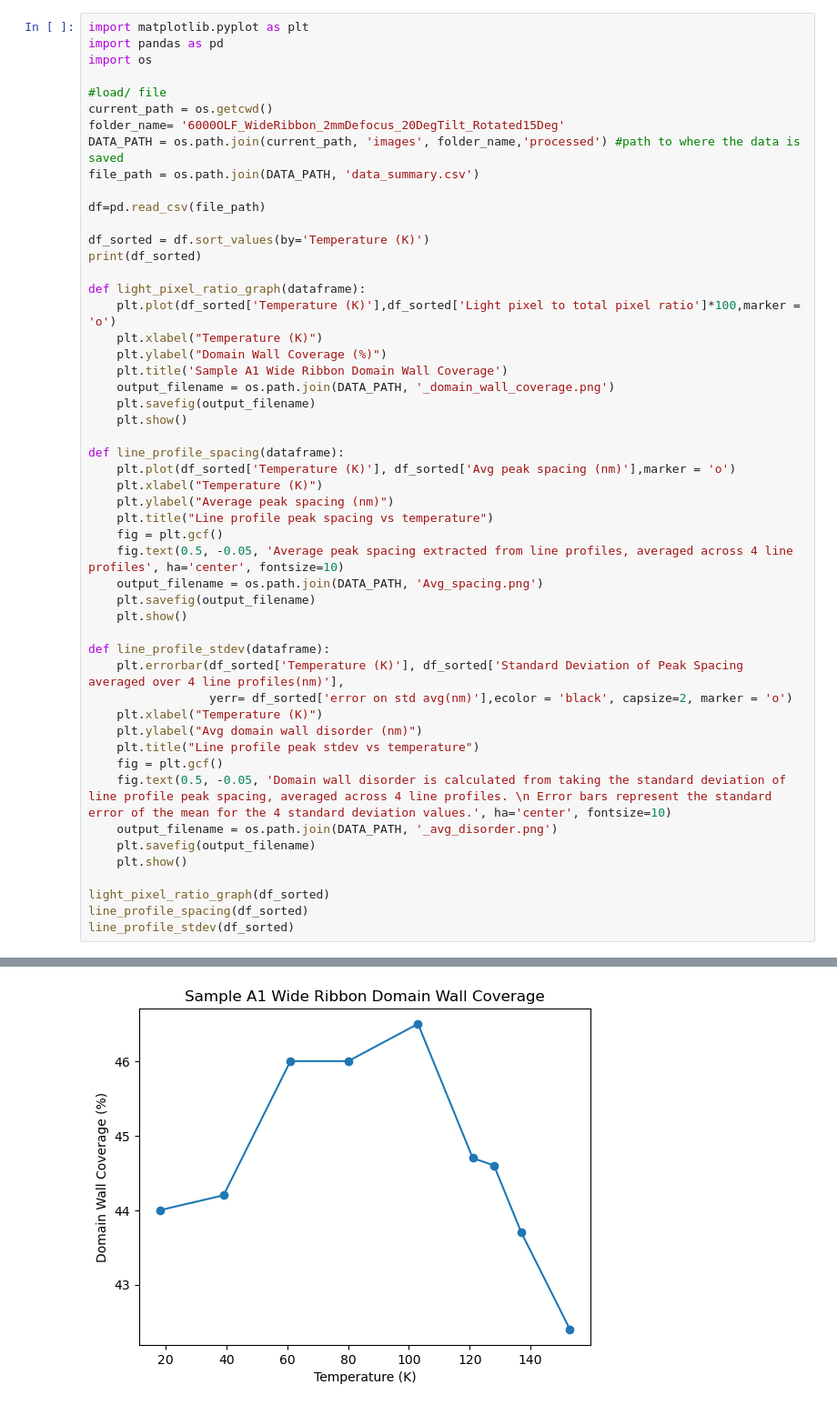
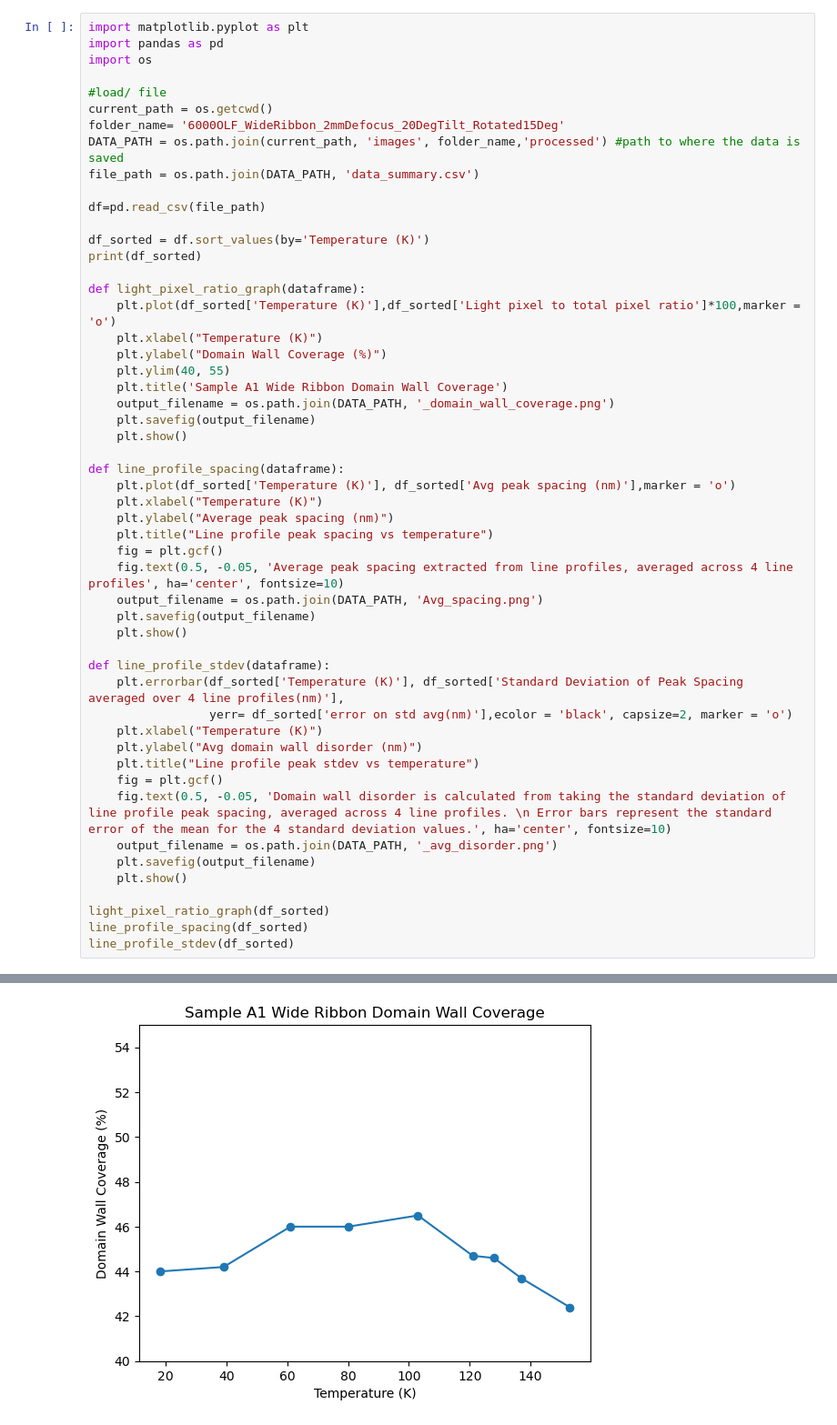
Before and after one commit to cmorral/FGTanalysis, a Jupyter notebook: plot_light_ratios.ipynb, the cells around one changed output, grey strips where cells are left out. Shown: that part at 91% size. Saved outputs shown, nothing was run; the diff lists cells and outputs as text.

```diff
--- a/plot_light_ratios.ipynb
+++ b/plot_light_ratios.ipynb
@@ -18,6 +18,7 @@ def light_pixel_ratio_graph(dataframe):
     plt.plot(df_sorted['Temperature (K)'],df_sorted['Light pixel to total pixel ratio']*100,marker = 'o')
     plt.xlabel("Temperature (K)")
     plt.ylabel("Domain Wall Coverage (%)")
+    plt.ylim(40, 55)
     plt.title('Sample A1 Wide Ribbon Domain Wall Coverage')
     output_filename = os.path.join(DATA_PATH, '_domain_wall_coverage.png')
     plt.savefig(output_filename)
@@ -40,33 +41,33 @@ def line_profile_stdev(dataframe):
     plt.xlabel("Temperature (K)")
     plt.ylabel("Avg domain wall disorder (nm)")
     plt.title("Line profile peak stdev vs temperature")
     fig = plt.gcf()
     fig.text(0.5, -0.05, 'Domain wall disorder is calculated from taking the standard deviation of line profile peak spacing, averaged across 4 line profiles. \n Error bars represent the standard error of the mean for the 4 standard deviation values.', ha='center', fontsize=10)
     output_filename = os.path.join(DATA_PATH, '_avg_disorder.png')
     plt.savefig(output_filename)
     plt.show()
 
 light_pixel_ratio_graph(df_sorted)
 line_profile_spacing(df_sorted)
 line_profile_stdev(df_sorted)
 # %% [output]
                                            File name  Temperature (K)  \
 1  OneView_200kV_10kX_FGT_A1_0011_018K_2.42by3.74...               18
 4  OneView_200kV_10kX_FGT_A1_0020_039K_2.42by3.74...               39
 6  OneView_200kV_10kX_FGT_A1_0030_061K_2.42by3.74...               61
 3  OneView_200kV_10kX_FGT_A1_0031_080K_2.42by3.74...               80
 7  OneView_200kV_10kX_FGT_A1_0035_103K_2.42by3.74...              103
 8  OneView_200kV_10kX_FGT_A1_0037_121K_2.42by3.74...              121
 5  OneView_200kV_10kX_FGT_A1_0039_128K_2.42by3.74...              128
 0  OneView_200kV_10kX_FGT_A1_0041_137K_2.42by3.74...              137
 2  OneView_200kV_10kX_FGT_A1_0045_153K_2.42by3.74...              153
 
    Light pixel to total pixel ratio  \
 ... (49 lines left out)
 8                 6.796
 5                 4.569
 0                 3.217
 2                 0.709
-[figure, old version]
+[figure, new version]
 [figure]
 [figure]
```
Also changed, not shown: 36 other files.
